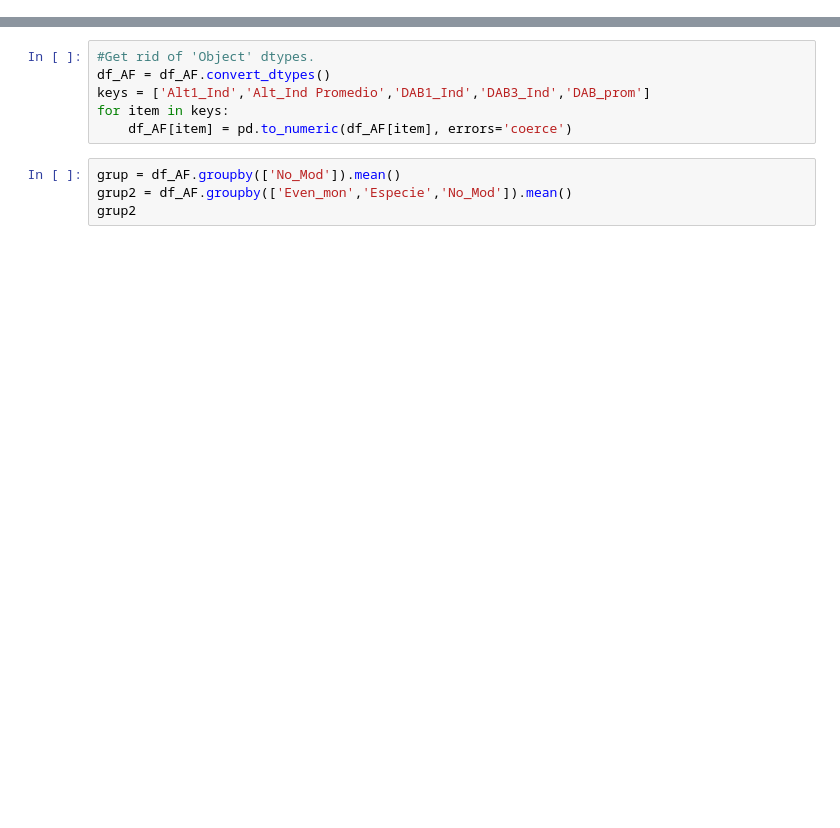
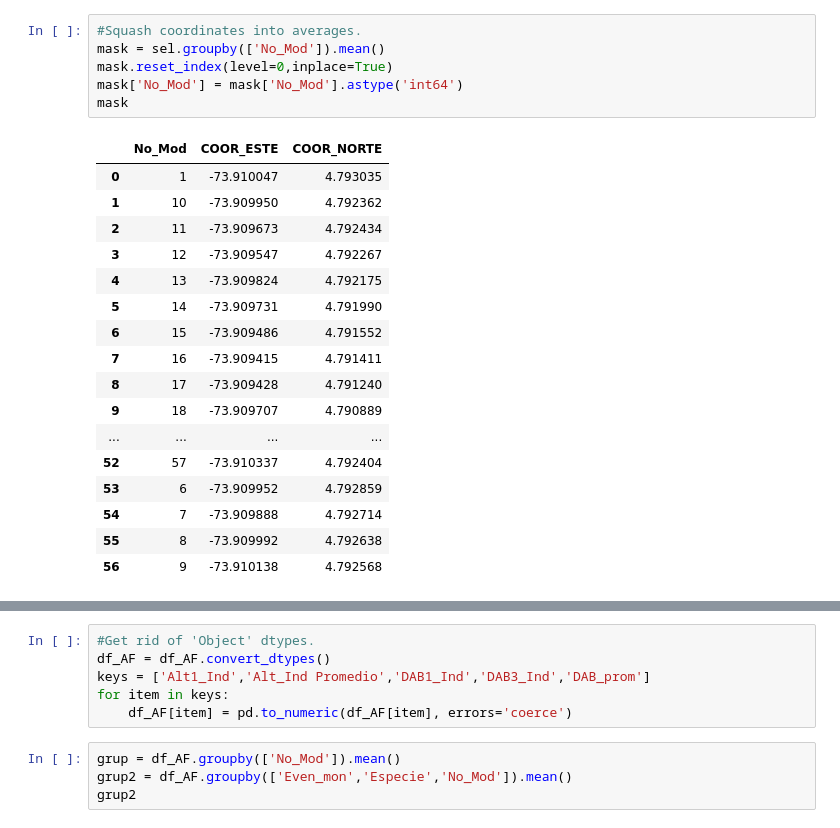
Before and after one commit to Slid61/Plant-Restoration-Data, a Jupyter notebook: Data Wrangling Encenillo.ipynb, the cells around one changed output, grey strips where cells are left out. Saved outputs shown, nothing was run; the diff lists cells and outputs as text; blank space fills up the shorter version.

```diff
--- a/Data Wrangling Encenillo.ipynb
+++ b/Data Wrangling Encenillo.ipynb
@@ -20,0 +83,24 @@ Index(['Fecha', 'ID', 'Even_mon', 'Especie', 'No_Mod', 'No_Ind', 'Alt1_Ind',
+# %%
+#Squash coordinates into averages.
+mask = sel.groupby(['No_Mod']).mean()
+mask.reset_index(level=0,inplace=True)
+mask['No_Mod'] = mask['No_Mod'].astype('int64')
+mask
+# %% [output]
+|  | No_Mod | COOR_ESTE | COOR_NORTE |
+| 0 | 1 | -73.910047 | 4.793035 |
+| 1 | 10 | -73.909950 | 4.792362 |
+| 2 | 11 | -73.909673 | 4.792434 |
+| 3 | 12 | -73.909547 | 4.792267 |
+| 4 | 13 | -73.909824 | 4.792175 |
+| 5 | 14 | -73.909731 | 4.791990 |
+| 6 | 15 | -73.909486 | 4.791552 |
+| 7 | 16 | -73.909415 | 4.791411 |
+| 8 | 17 | -73.909428 | 4.791240 |
+| 9 | 18 | -73.909707 | 4.790889 |
+| ... | ... | ... | ... |
+| 52 | 57 | -73.910337 | 4.792404 |
+| 53 | 6 | -73.909952 | 4.792859 |
+| 54 | 7 | -73.909888 | 4.792714 |
+| 55 | 8 | -73.909992 | 4.792638 |
+| 56 | 9 | -73.910138 | 4.792568 |
```
Also changed, not shown: parts of 11 cells of this notebook, 19 other files.
